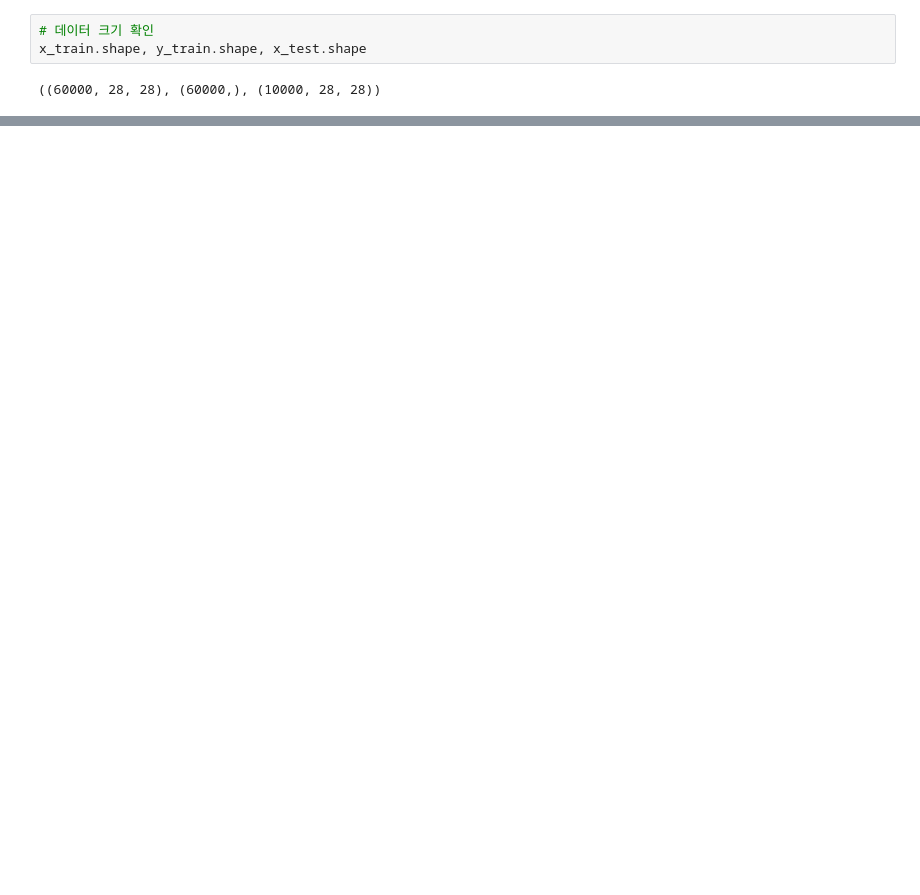
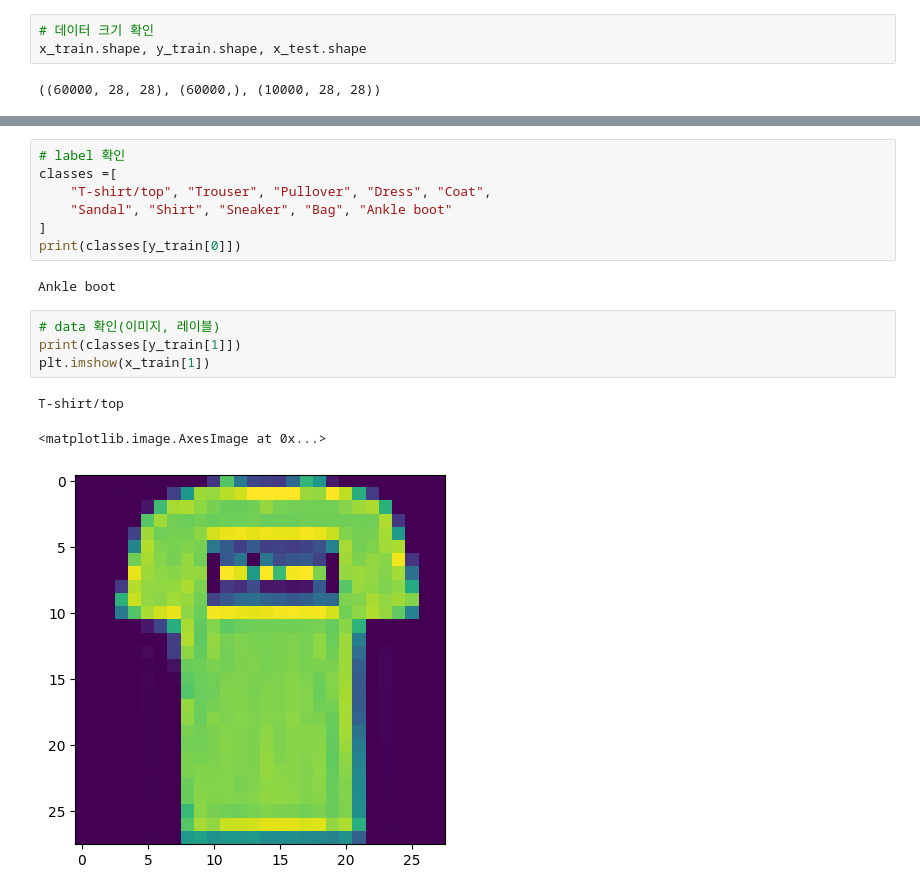
Before and after one commit to HWMV/MachineLearn, a Jupyter notebook: Machine_Learning9.ipynb, the cells around one changed output, grey strips where cells are left out. Drawn from its saved outputs; the diff is of its cells as text; blank space fills up the shorter version.

```diff
--- a/Machine_Learning9.ipynb
+++ b/Machine_Learning9.ipynb
@@ -221,0 +242,17 @@ x_train, x_test = x_train/255.0, x_test/255.0
+# %%
+# label 확인
+classes =[
+    "T-shirt/top", "Trouser", "Pullover", "Dress", "Coat",
+    "Sandal", "Shirt", "Sneaker", "Bag", "Ankle boot"
+]
+print(classes[y_train[0]])
+# %% [output]
+Ankle boot
+# %%
+# data 확인(이미지, 레이블)
+print(classes[y_train[1]])
+plt.imshow(x_train[1])
+# %% [output]
+T-shirt/top
+<matplotlib.image.AxesImage at 0x...>
+[figure, added]
```
Also changed, not shown: parts of 13 cells of this notebook.
